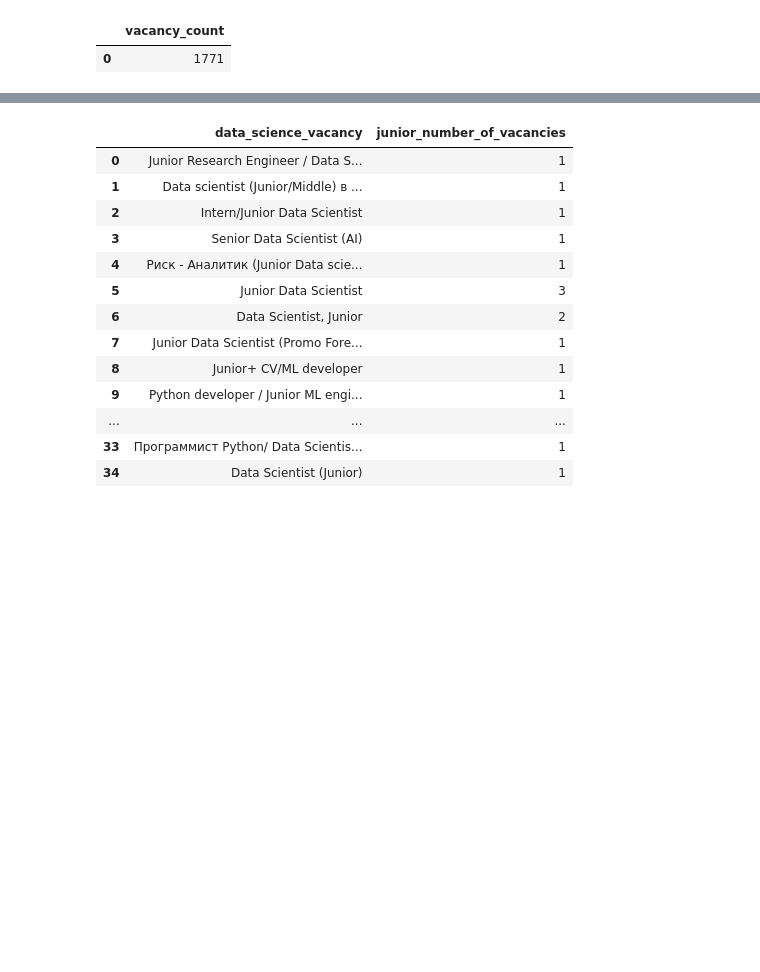
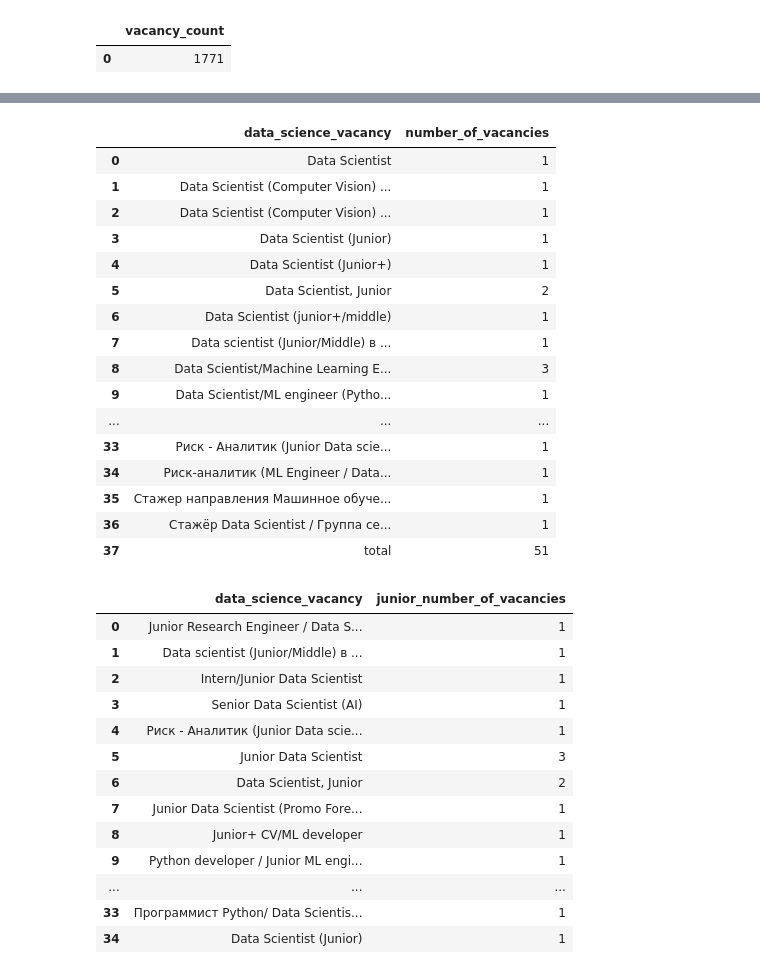
Before and after one commit to Kashutin1961/Project-2-Headhunter-ds-Analysis, a Jupyter notebook: Python_and_SQL_Commented.ipynb, the cells around one changed output, grey strips where cells are left out. Drawn from its saved outputs; the diff is of its cells as text; code cells hidden in the pictures; blank space fills up the shorter version.

```diff
--- a/Python_and_SQL_Commented.ipynb
+++ b/Python_and_SQL_Commented.ipynb
@@ -482,3 +494,67 @@ display(df['junior_vacancies_related_to_data_science'])  # показываем
+# %%
+# Задание 6.2 — ищем вакансии для начинающих DS по набору ключевых слов в названии и по признакам 'junior'.
+# Запрос состоит из двух частей: детализированный список по названиям и итоговый 'total'.
+query6_2 = f'''
+SELECT
+    v.name AS data_science_vacancy,
+    COUNT(v.id) AS number_of_vacancies
+FROM public.vacancies v
+WHERE (
+    LOWER(v.name) LIKE '%data scientist%' OR
+    LOWER(v.name) LIKE '%data science%' OR
+    LOWER(v.name) LIKE '%исследователь данных%' OR
+    (LOWER(v.name) LIKE '%ml%' AND LOWER(v.name) NOT LIKE '%html%') OR
+    LOWER(v.name) LIKE '%machine learning%' OR
+    (LOWER(v.name) LIKE '%машинн%' AND LOWER(v.name) LIKE '%обучен%')
+)
+AND (
+    LOWER(v.name) LIKE '%junior%' OR
+    LOWER(v.experience) LIKE '%нет опыта%' OR
+    LOWER(v.employment) LIKE '%стажировка%'
+)
+GROUP BY v.name
+
+UNION ALL
+
+SELECT
+    'total' AS data_science_vacancy,
+    COUNT(v.id) AS number_of_vacancies
+FROM public.vacancies v
+WHERE (
+    LOWER(v.name) LIKE '%data scientist%' OR
+    LOWER(v.name) LIKE '%data science%' OR
+    LOWER(v.name) LIKE '%исследователь данных%' OR
+    (LOWER(v.name) LIKE '%ml%' AND LOWER(v.name) NOT LIKE '%html%') OR
+    LOWER(v.name) LIKE '%machine learning%' OR
+    (LOWER(v.name) LIKE '%машинн%' AND LOWER(v.name) LIKE '%обучен%')
+)
+AND (
+    LOWER(v.name) LIKE '%junior%' OR
+    LOWER(v.experience) LIKE '%нет опыта%' OR
+    LOWER(v.employment) LIKE '%стажировка%'
+)
+
+'''
+df['junior_vacancies_related_to_data_science'] = pd.read_sql_query(query6_2, connection)
+display(df['junior_vacancies_related_to_data_science'])  # показываем найденные вакансии
+# %% [output]
+|  | data_science_vacancy | number_of_vacancies |
+| 0 | Data Scientist | 1 |
+| 1 | Data Scientist (Computer Vision) ... | 1 |
+| 2 | Data Scientist (Computer Vision) ... | 1 |
+| 3 | Data Scientist (Junior) | 1 |
+| 4 | Data Scientist (Junior+) | 1 |
+| 5 | Data Scientist, Junior | 2 |
+| 6 | Data Scientist (junior+/middle) | 1 |
+| 7 | Data scientist (Junior/Middle) в ... | 1 |
+| 8 | Data Scientist/Machine Learning E... | 3 |
+| 9 | Data Scientist/ML engineer (Pytho... | 1 |
+| ... | ... | ... |
+| 33 | Риск - Аналитик (Junior Data scie... | 1 |
+| 34 | Риск-аналитик (ML Engineer / Data... | 1 |
+| 35 | Стажер направления Машинное обуче... | 1 |
+| 36 | Стажёр Data Scientist / Группа се... | 1 |
+| 37 | total | 51 |
 # %%
 # Задание 6.2 — вариант с CTE (WITH) для повышения читаемости: сначала фильтруем вакансии, затем считаем.
 query6_2_2 = f'''WITH filtered_vacancies AS (
```
Also changed, not shown: parts of 3 cells of this notebook, 11 other files.
